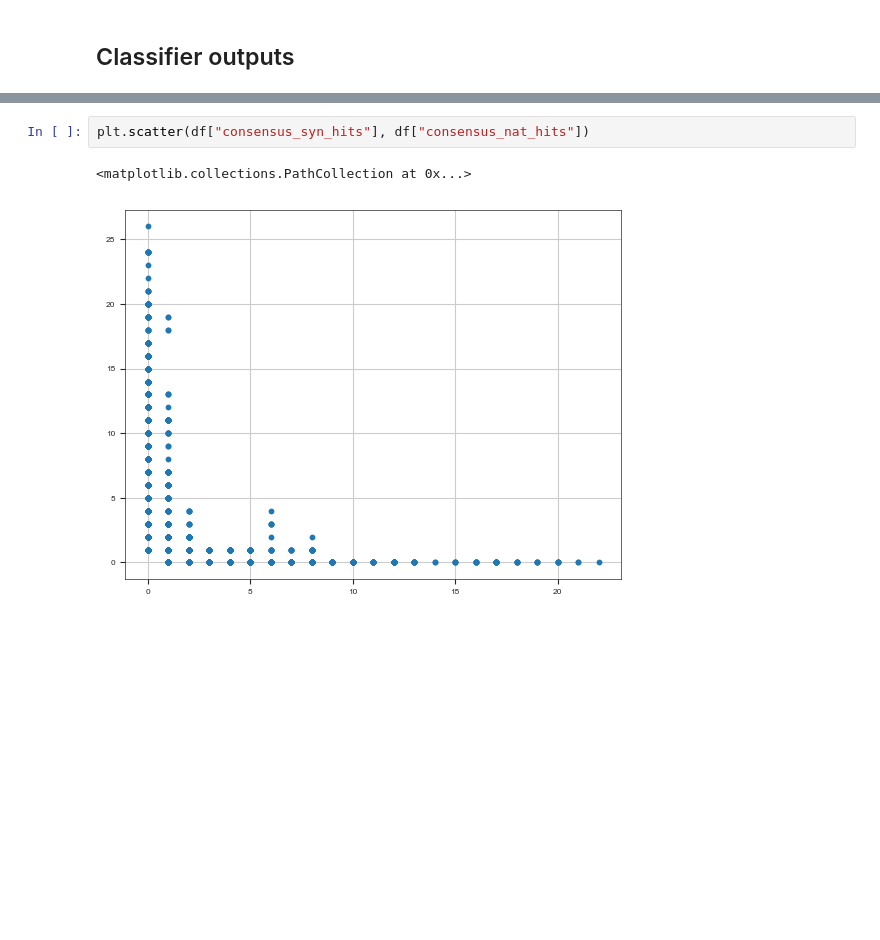
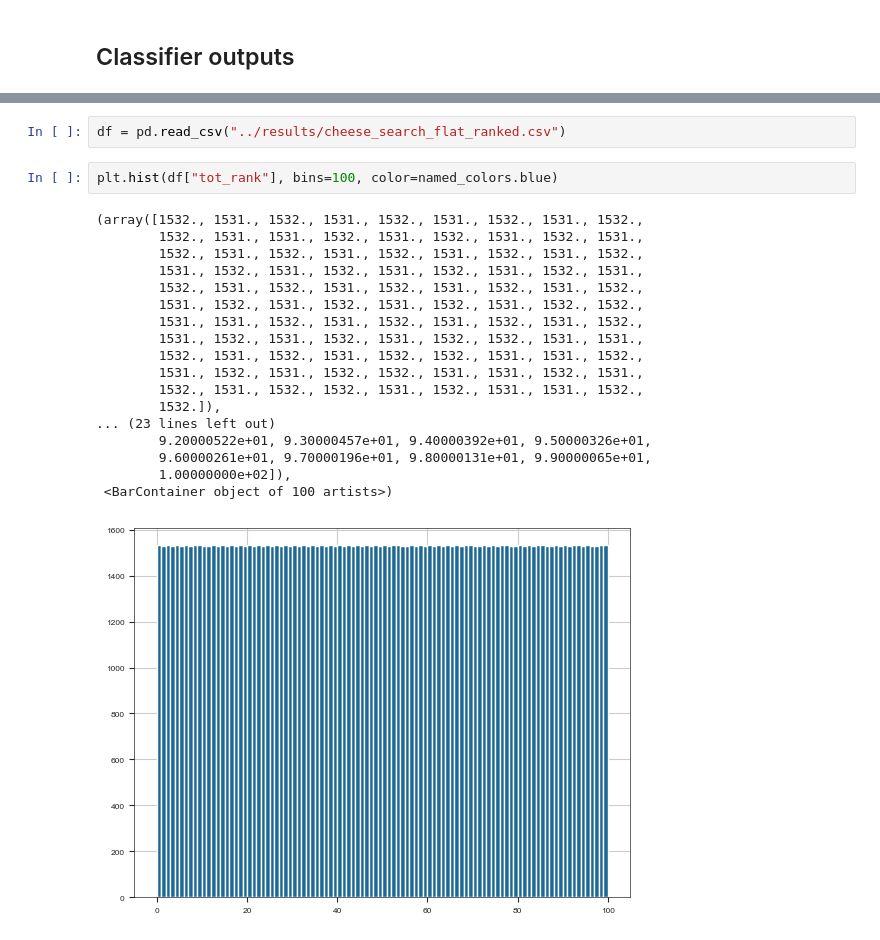
Before and after one commit to ersilia-os/sars-cov-2-chemspace, a Jupyter notebook: notebooks/05_Figure2.ipynb, the cells around one changed output, grey strips where cells are left out. Drawn from its saved outputs; the diff is of its cells as text; blank space fills up the shorter version.

```diff
--- a/notebooks/05_Figure2.ipynb
+++ b/notebooks/05_Figure2.ipynb
@@ -189,5 +173,23 @@ df
-# %%
-plt.scatter(df["consensus_syn_hits"], df["consensus_nat_hits"])
-# %% [output]
-<matplotlib.collections.PathCollection at 0x...>
-[figure, removed]
+# %%
+df = pd.read_csv("../results/cheese_search_flat_ranked.csv")
+# %%
+plt.hist(df["tot_rank"], bins=100, color=named_colors.blue)
+# %% [output]
+(array([1532., 1531., 1532., 1531., 1532., 1531., 1532., 1531., 1532.,
+        1532., 1531., 1531., 1532., 1531., 1532., 1531., 1532., 1531.,
+        1532., 1531., 1532., 1531., 1532., 1531., 1532., 1531., 1532.,
+        1531., 1532., 1531., 1532., 1531., 1532., 1531., 1532., 1531.,
+        1532., 1531., 1532., 1531., 1532., 1531., 1532., 1531., 1532.,
+        1531., 1532., 1531., 1532., 1531., 1532., 1531., 1532., 1532.,
+        1531., 1531., 1532., 1531., 1532., 1531., 1532., 1531., 1532.,
+        1531., 1532., 1531., 1532., 1531., 1532., 1532., 1531., 1531.,
+        1532., 1531., 1532., 1531., 1532., 1532., 1531., 1531., 1532.,
+        1531., 1532., 1531., 1532., 1532., 1531., 1531., 1532., 1531.,
+        1532., 1531., 1532., 1532., 1531., 1532., 1531., 1531., 1532.,
+        1532.]),
+... (23 lines left out)
+        9.20000522e+01, 9.30000457e+01, 9.40000392e+01, 9.50000326e+01,
+        9.60000261e+01, 9.70000196e+01, 9.80000131e+01, 9.90000065e+01,
+        1.00000000e+02]),
+ <BarContainer object of 100 artists>)
+[figure, added]
```
Also changed, not shown: parts of 1 cell of this notebook, 3 other files.
